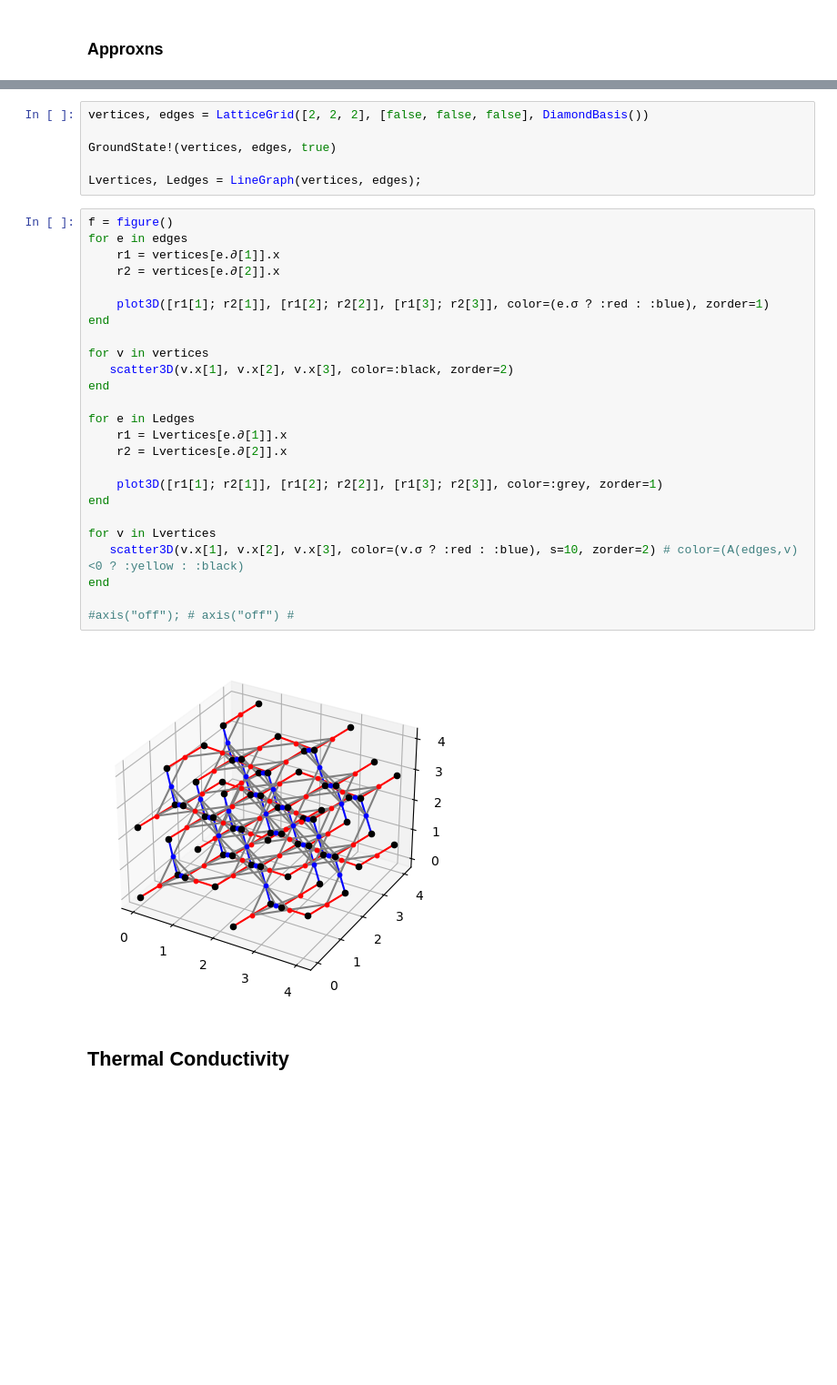
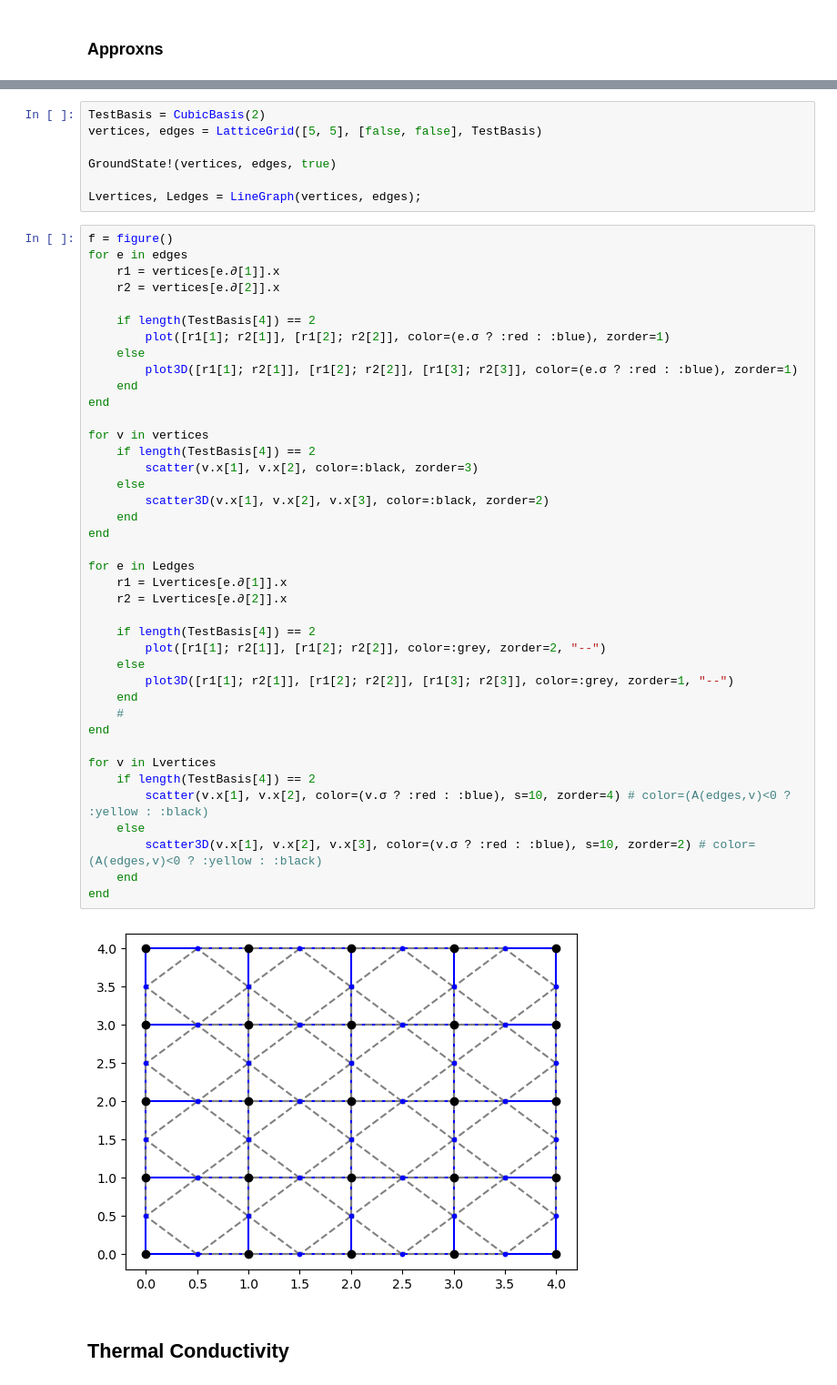
Before and after one commit to EmilySRichards/KineticMonteCarlo, a Jupyter notebook: PROJECT/Main.ipynb, the cells around one changed output, grey strips where cells are left out. Shown: that part at 91% size. Cells and saved outputs as stored; diff of their text form; blank space fills up the shorter version.

```diff
--- a/PROJECT/Main.ipynb
+++ b/PROJECT/Main.ipynb
@@ -90,5 +81,6 @@ Dfun  = (T, h) -> Kfun(T, h) ./ Cfun(T, h)
 # %%
-vertices, edges = LatticeGrid([2, 2, 2], [false, false, false], DiamondBasis())
+TestBasis = CubicBasis(2)
+vertices, edges = LatticeGrid([5, 5], [false, false], TestBasis)
 
 GroundState!(vertices, edges, true)
 
@@ -96,30 +88,45 @@ Lvertices, Ledges = LineGraph(vertices, edges);
 # %%
 f = figure()
 for e in edges
     r1 = vertices[e.∂[1]].x
     r2 = vertices[e.∂[2]].x
 
-    plot3D([r1[1]; r2[1]], [r1[2]; r2[2]], [r1[3]; r2[3]], color=(e.σ ? :red : :blue), zorder=1)
+    if length(TestBasis[4]) == 2
+        plot([r1[1]; r2[1]], [r1[2]; r2[2]], color=(e.σ ? :red : :blue), zorder=1)
+    else
+        plot3D([r1[1]; r2[1]], [r1[2]; r2[2]], [r1[3]; r2[3]], color=(e.σ ? :red : :blue), zorder=1)
+    end
 end
 
 for v in vertices
-   scatter3D(v.x[1], v.x[2], v.x[3], color=:black, zorder=2)
+    if length(TestBasis[4]) == 2
+        scatter(v.x[1], v.x[2], color=:black, zorder=3)
+    else
+        scatter3D(v.x[1], v.x[2], v.x[3], color=:black, zorder=2)
+    end
 end
 
 for e in Ledges
     r1 = Lvertices[e.∂[1]].x
     r2 = Lvertices[e.∂[2]].x
 
-    plot3D([r1[1]; r2[1]], [r1[2]; r2[2]], [r1[3]; r2[3]], color=:grey, zorder=1)
+    if length(TestBasis[4]) == 2
+        plot([r1[1]; r2[1]], [r1[2]; r2[2]], color=:grey, zorder=2, "--")
+    else
+        plot3D([r1[1]; r2[1]], [r1[2]; r2[2]], [r1[3]; r2[3]], color=:grey, zorder=1, "--")
+    end
+    #
 end
 
 for v in Lvertices
-   scatter3D(v.x[1], v.x[2], v.x[3], color=(v.σ ? :red : :blue), s=10, zorder=2) # color=(A(edges,v)<0 ? :yellow : :black)
+    if length(TestBasis[4]) == 2
+        scatter(v.x[1], v.x[2], color=(v.σ ? :red : :blue), s=10, zorder=4) # color=(A(edges,v)<0 ? :yellow : :black)
+    else
+        scatter3D(v.x[1], v.x[2], v.x[3], color=(v.σ ? :red : :blue), s=10, zorder=2) # color=(A(edges,v)<0 ? :yellow : :black)
+    end
 end
-
-#axis("off"); # axis("off") #
 # %% [output]
-[figure, old version]
+[figure, new version]
 # %% [markdown]
 ## Thermal Conductivity
 # %% [markdown]
```
Also changed, not shown: parts of 52 cells of this notebook, 15 other files.
